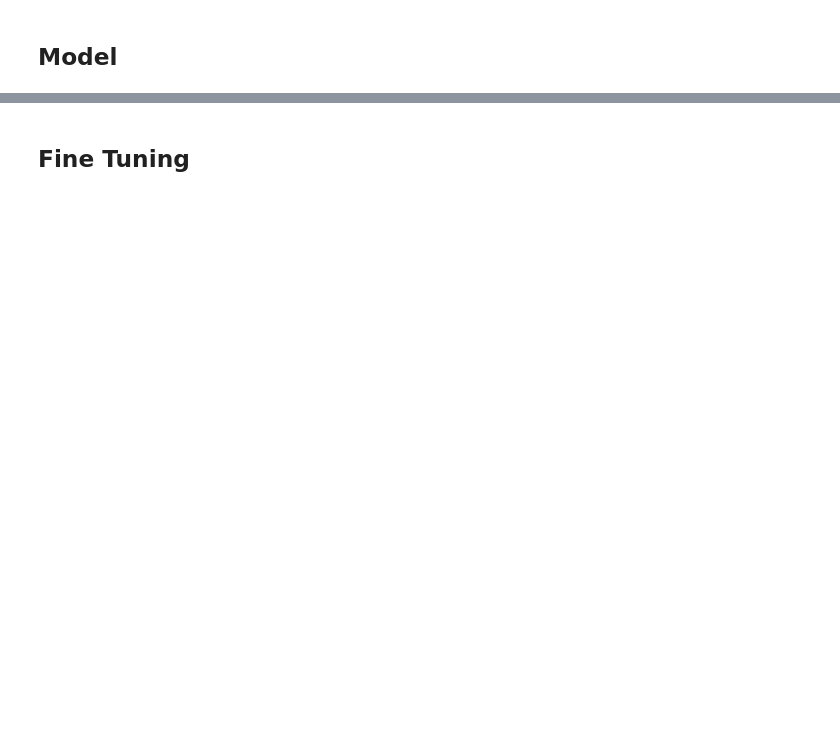
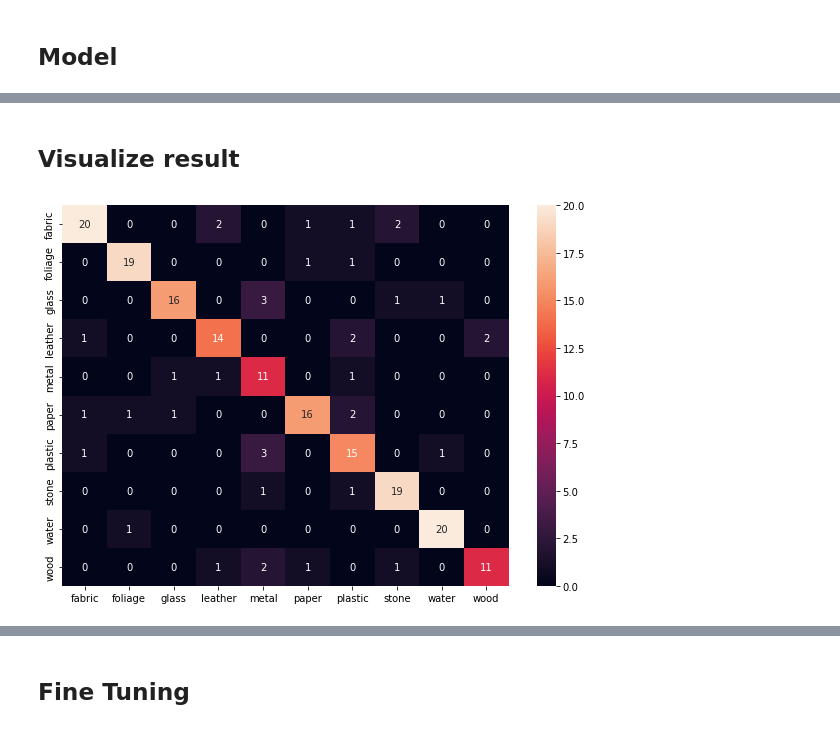
Before and after one commit to chingfhen/Material-Recognition, a Jupyter notebook: model/Resnet50_baseline.ipynb, the cells around one changed output, grey strips where cells are left out. Drawn from its saved outputs; the diff is of its cells as text; code cells hidden in the pictures; blank space fills up the shorter version.

```diff
--- a/model/Resnet50_baseline.ipynb
+++ b/model/Resnet50_baseline.ipynb
@@ -162,3 +193,23 @@ Epoch 20/30
+# %% [markdown]
+## Visualize result
+# %%
+
+def plot_confusion_matrix(model,val_dataset,classes):
+    predictions = np.array([])
+    labels =  np.array([])
+    for x, y in val_dataset:
+      predictions = np.concatenate([predictions, np.argmax(model.predict(x), axis=-1)],axis=None)
+      labels = np.concatenate([labels, y],axis=None)
+
+    confusion_matrix= tf.math.confusion_matrix(labels=labels, predictions=predictions).numpy()
+
+    df_cm = pd.DataFrame(confusion_matrix, index = classes,
+                      columns = classes)
+    plt.figure(figsize = (10,7))
+    sn.heatmap(df_cm, annot=True)
+plot_confusion_matrix(model,val_dataset,CLASSES)
+# %% [output]
+[figure, added]
 # %%
 acc = history.history['accuracy']
 val_acc = history.history['val_accuracy']
```
Also changed, not shown: parts of 18 cells of this notebook, 6 other files.
